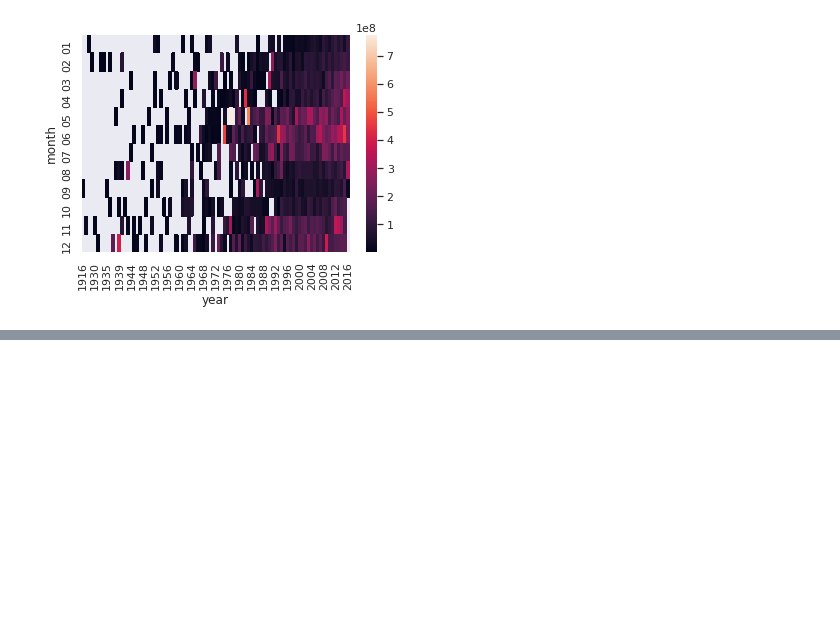
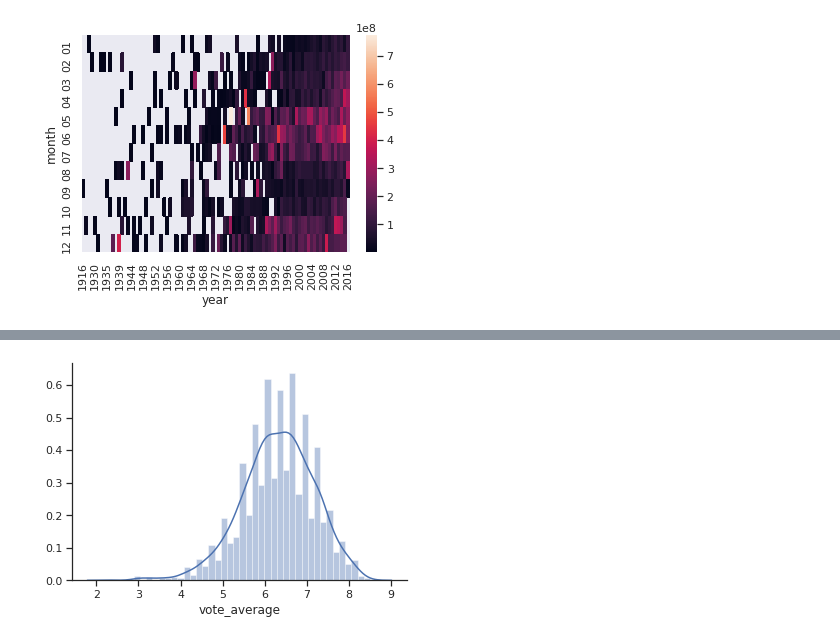
Before and after one commit to keisuke-yoshida4/Python_datascience, a Jupyter notebook: Seaborn.ipynb, the cells around one changed output, grey strips where cells are left out. Saved outputs shown, nothing was run; the diff lists cells and outputs as text; code cells hidden in the pictures; blank space fills up the shorter version.

```diff
--- a/Seaborn.ipynb
+++ b/Seaborn.ipynb
@@ -123,0 +132,7 @@ sns.heatmap(revenue_df)
+# %%
+# style: 'darkgrid', 'whitegrid', 'dark', 'white', 'ticks'
+sns.set(context='notebook', style='ticks')
+sns.distplot(df['vote_average'])
+sns.despine()
+# %% [output]
+[figure, added]
```
Also changed, not shown: parts of 4 cells of this notebook, 6 other files.
